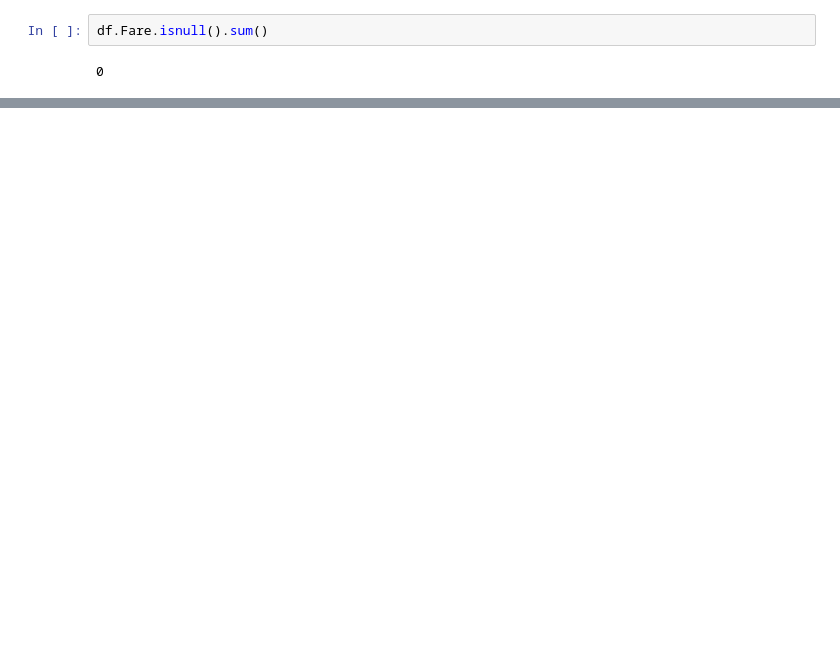
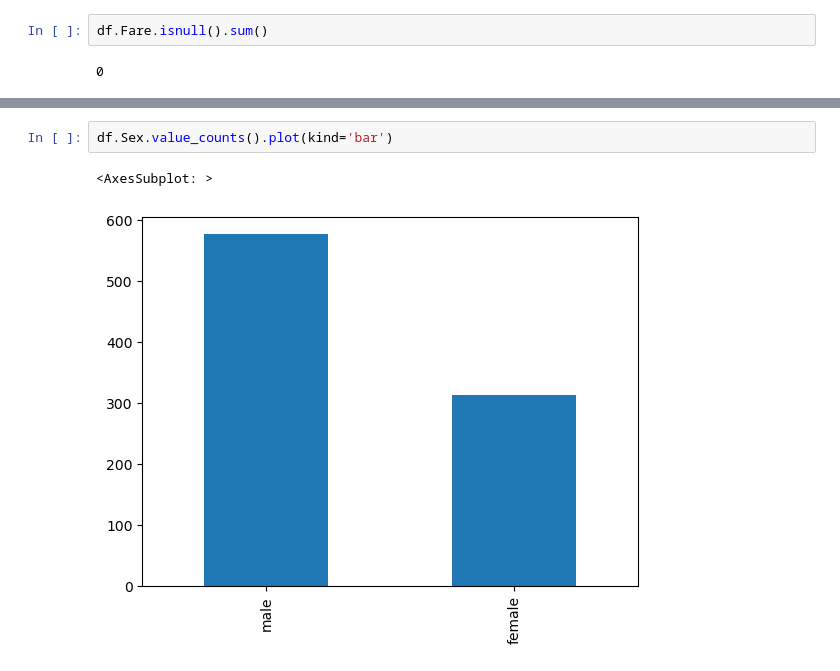
Before and after one commit to tejas05in/CampusX_DSA, a Jupyter notebook: session 29/practice.ipynb, the cells around one changed output, grey strips where cells are left out. Saved outputs shown, nothing was run; the diff lists cells and outputs as text; blank space fills up the shorter version.

```diff
--- a/session 29/practice.ipynb
+++ b/session 29/practice.ipynb
@@ -136,0 +173,5 @@ df.Fare.isnull().sum()
+# %%
+df.Sex.value_counts().plot(kind='bar')
+# %% [output]
+<AxesSubplot: >
+[figure, added]
```
Also changed, not shown: parts of 47 cells of this notebook.
